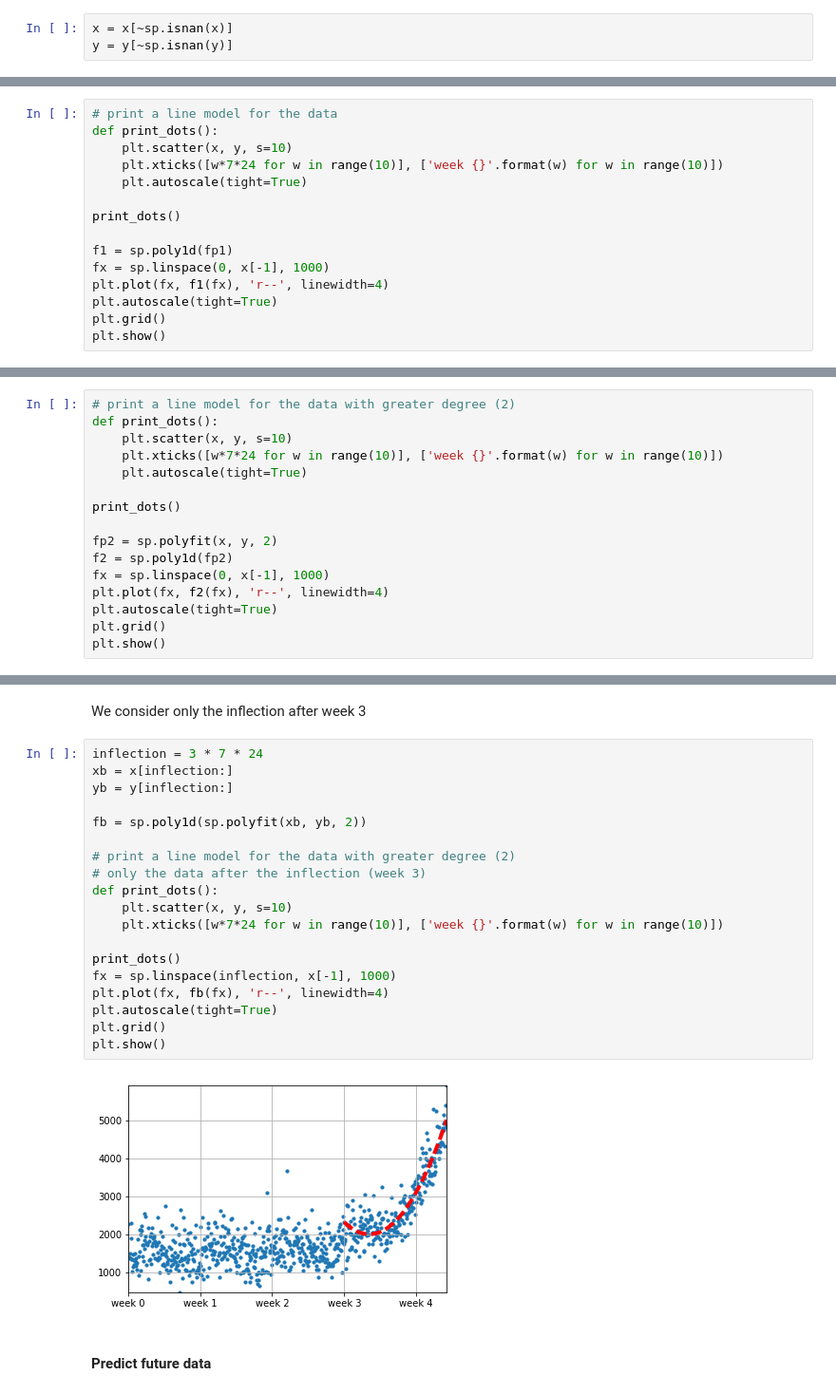
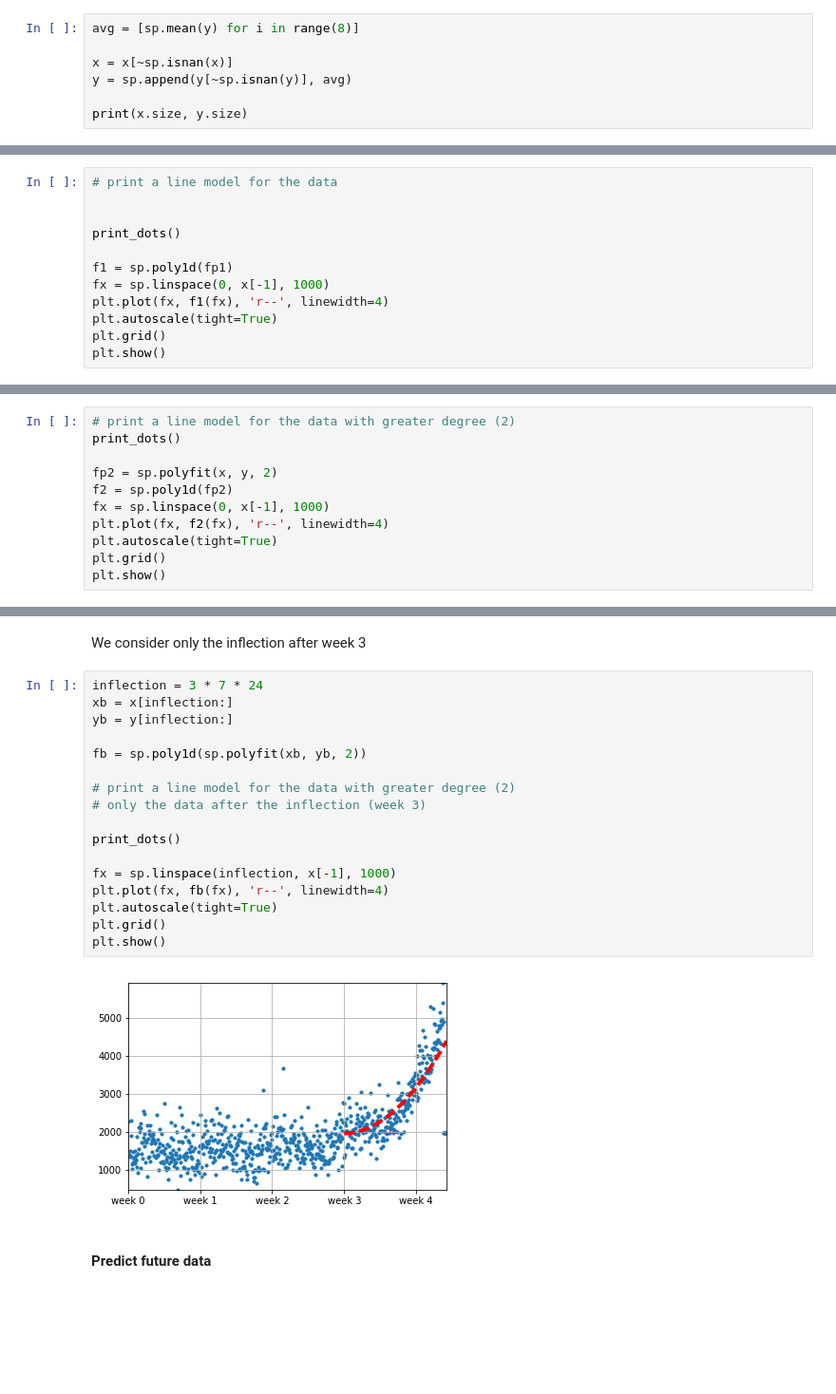
Before and after one commit to Mec-iS/ml, a Jupyter notebook: ml-algorithms/CH_1 - Tiny Example.ipynb, the cells around one changed output, grey strips where cells are left out. Shown: that part at 95% size. Saved outputs shown, nothing was run; the diff lists cells and outputs as text; blank space fills up the shorter version.

```diff
--- a/ml-algorithms/CH_1 - Tiny Example.ipynb
+++ b/ml-algorithms/CH_1 - Tiny Example.ipynb
@@ -38,5 +42,9 @@ sp.sum(sp.isnan(y))
 # %% [markdown]
 ##### We can exclude this record from the set
 # %%
+avg = [sp.mean(y) for i in range(8)]
+
 x = x[~sp.isnan(x)]
-y = y[~sp.isnan(y)]
+y = sp.append(y[~sp.isnan(y)], avg)
+
+print(x.size, y.size)
@@ -84,10 +94,7 @@ Best straight line to fit the data is: f(x) = 2.596192127745884 * x + 989.024871
 #### Plotting more precise models
 # %%
 # print a line model for the data
-def print_dots():
-    plt.scatter(x, y, s=10)
-    plt.xticks([w*7*24 for w in range(10)], ['week {}'.format(w) for w in range(10)])
-    plt.autoscale(tight=True)
+
 
 print_dots()
 
@@ -102,10 +109,5 @@ plt.show()
 # %%
 # print a line model for the data with greater degree (2)
-def print_dots():
-    plt.scatter(x, y, s=10)
-    plt.xticks([w*7*24 for w in range(10)], ['week {}'.format(w) for w in range(10)])
-    plt.autoscale(tight=True)
-
 print_dots()
 
 fp2 = sp.polyfit(x, y, 2)
@@ -141,24 +139,22 @@ We consider only the inflection after week 3
 # %%
 inflection = 3 * 7 * 24
 xb = x[inflection:]
 yb = y[inflection:]
 
 fb = sp.poly1d(sp.polyfit(xb, yb, 2))
 
 # print a line model for the data with greater degree (2)
 # only the data after the inflection (week 3)
-def print_dots():
-    plt.scatter(x, y, s=10)
-    plt.xticks([w*7*24 for w in range(10)], ['week {}'.format(w) for w in range(10)])
 
 print_dots()
+
 fx = sp.linspace(inflection, x[-1], 1000)
 plt.plot(fx, fb(fx), 'r--', linewidth=4)
 plt.autoscale(tight=True)
 plt.grid()
 plt.show()
 # %% [output]
-[figure, old version]
+[figure, new version]
 # %% [markdown]
 #### Predict future data
 # %% [markdown]
```
Also changed, not shown: parts of 9 cells of this notebook.
